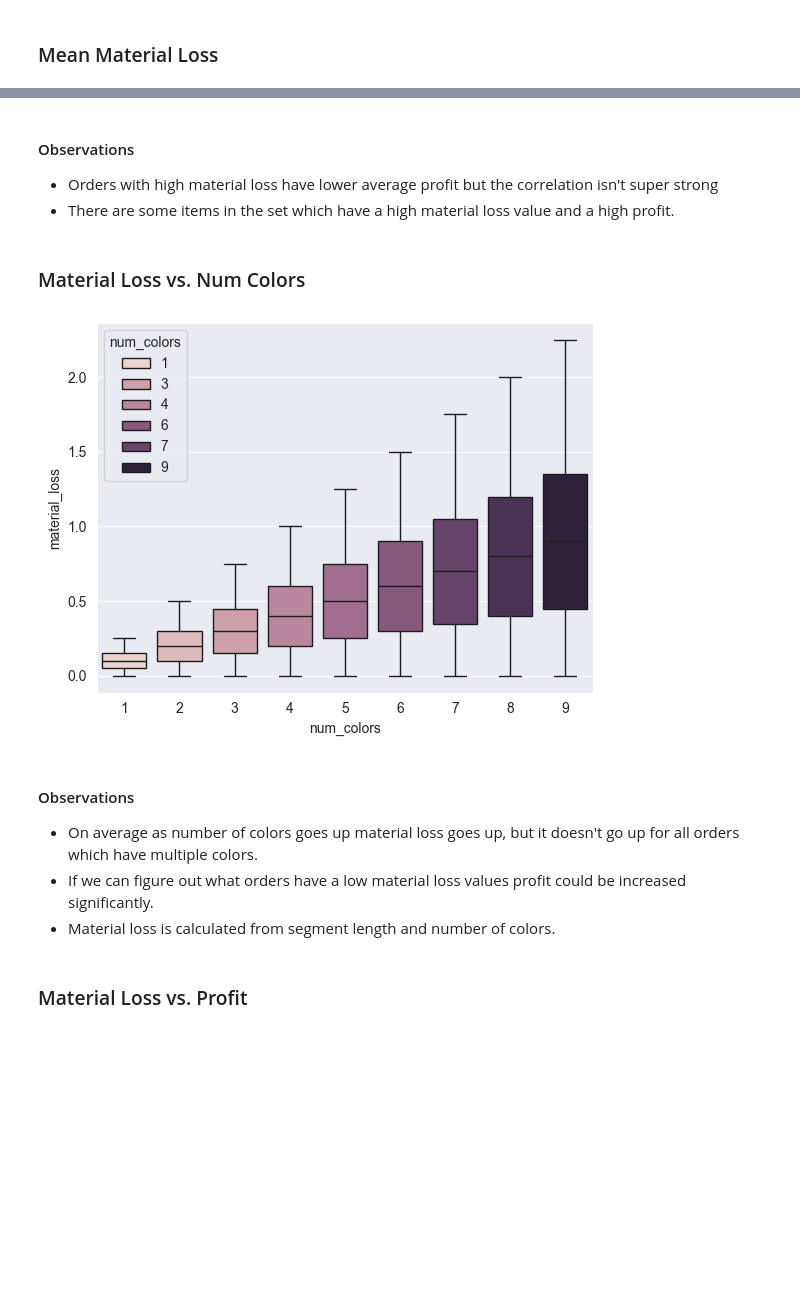
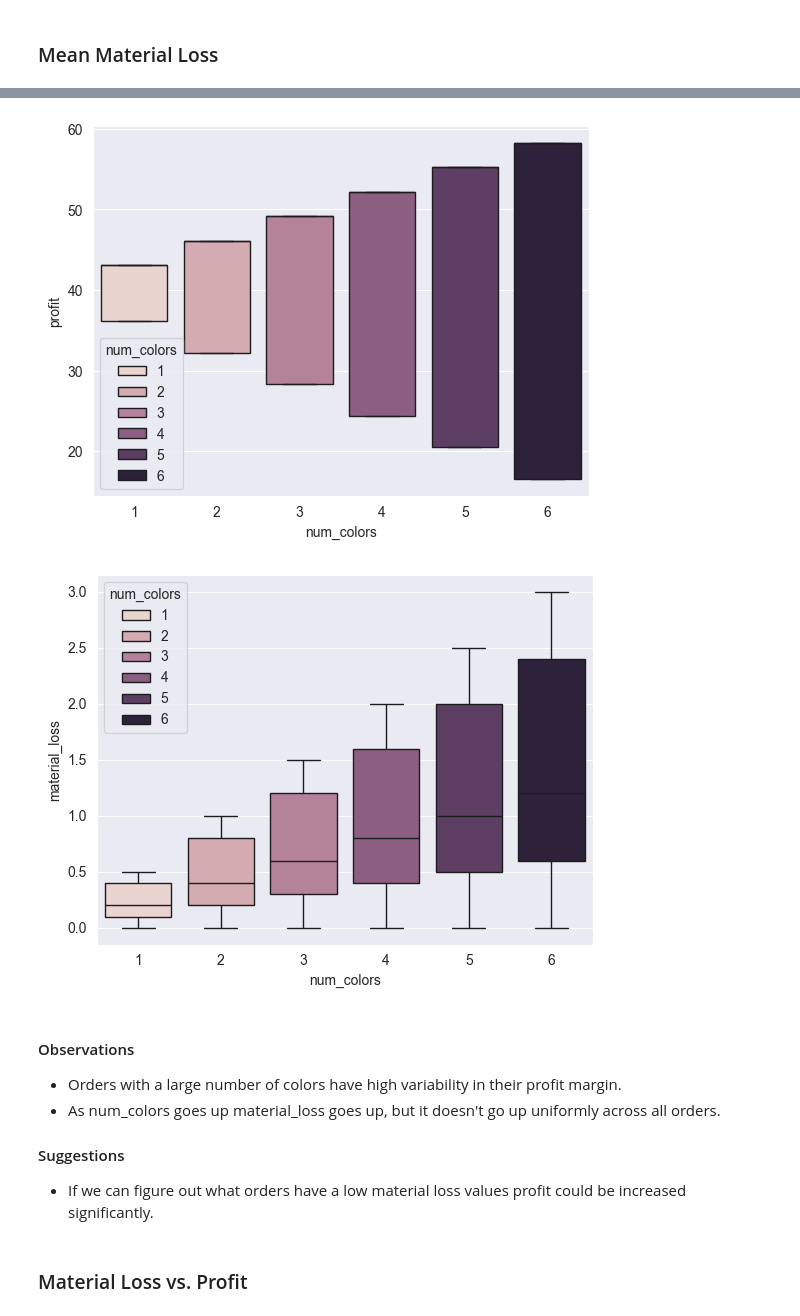
Before and after one commit to DanielLevenstein/Product_Profitability_Study, a Jupyter notebook: product_pricing.ipynb, the cells around one changed output, grey strips where cells are left out. Saved outputs shown, nothing was run; the diff lists cells and outputs as text; code cells hidden in the pictures; blank space fills up the shorter version.

Commit message:
Reduced number of colors to make graphs cleaner

```diff
--- a/product_pricing.ipynb
+++ b/product_pricing.ipynb
@@ -30,7 +30,7 @@ import pandas as pd
 INCHES_PER_UNIT = 15 * 12
 MAX_WIDTH = 12
 MAX_LENGTH = 16
-MAX_NUM_COLORS = 9
+MAX_NUM_COLORS = 6
 width_list = list(range(6, MAX_WIDTH + 1))
 length_list = list(range(6, MAX_LENGTH + 1))
 color_list = list(range(1,MAX_NUM_COLORS + 1))
@@ -40,7 +40,7 @@ for color in color_list:
     for width in width_list:
         for length in length_list:
             # Removing invalid params from dataset
-            if color < weight:
+            if color < width:
                 data.append([length, width, color])
 
 # Order of columns changed
@@ -82,7 +79,7 @@ PROCESS_TIME_PER_ORDER = .45
 COST_PER_COLOR = 10
 df_price['price'] = BASE_PRICE + df_price['num_colors'] * COST_PER_COLOR
 df_price['num_units'] = df_build_stats['get_num_units_raw'].round(1) * df_build_stats['num_colors']
-df_price['num_units_rounded'] = np.ceil(df_build_stats['get_num_units_raw'] * 4)/4 * df_build_stats['num_colors']
+df_price['num_units_rounded'] = np.ceil(df_build_stats['get_num_units_raw'] * 2)/2 * df_build_stats['num_colors']
 df_price['material_loss'] = df_price['num_units_rounded'] - df_price['num_units']
 df_price['material_length'] = df_build_stats['get_segment_length'] * df_build_stats['get_num_segments']
 df_price['material_cost']= df_price['num_units_rounded'] * COST_PER_UNIT
@@ -140,17 +133,16 @@ sns.histplot(data=df_price[profit_columns], x='material_loss', y='profit');
-# %% [markdown]
-#### Observations
-- Orders with high material loss have lower average profit but the correlation isn't super strong
-- There are some items in the set which have a high material loss value and a high profit.
-# %% [markdown]
-### Material Loss vs. Num Colors
 # %%
-sns.boxplot(data=df_price, x='num_colors', y='material_loss', hue='num_colors');
+sns.boxplot(data=df_price, x='num_colors', y='profit', hue='num_colors');
 # %% [output]
-[figure, old version]
+[figure, new version]
+# %%
+sns.boxplot(data=df_price, x='num_colors', y='material_loss', hue='num_colors');
+# %% [output]
+[figure, added]
 # %% [markdown]
 #### Observations
-- On average as number of colors goes up material loss goes up, but it doesn't go up for all orders which have multiple colors.
+- Orders with a large number of colors have high variability in their profit margin.
+- As num_colors goes up material_loss goes up, but it doesn't go up uniformly across all orders.
+#### Suggestions
 - If we can figure out what orders have a low material loss values profit could be increased significantly.
-- Material loss is calculated from segment length and number of colors.
 # %% [markdown]
 ### Material Loss vs. Profit
```
Also changed, not shown: parts of 14 cells of this notebook, 1 other file.
